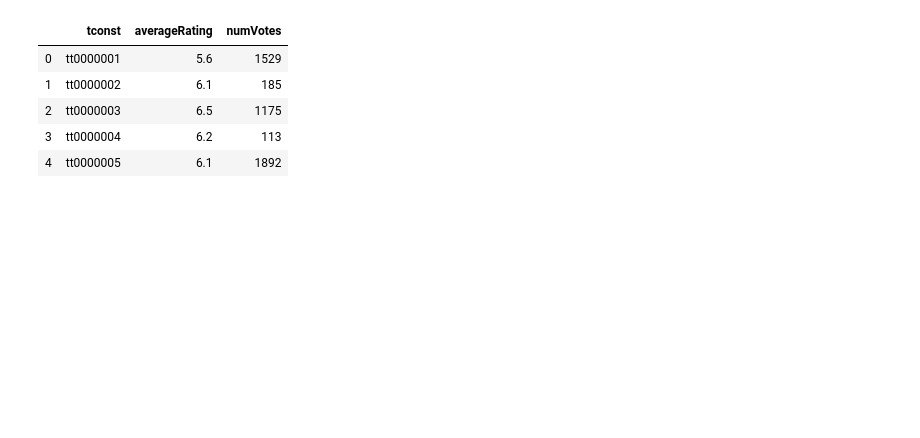
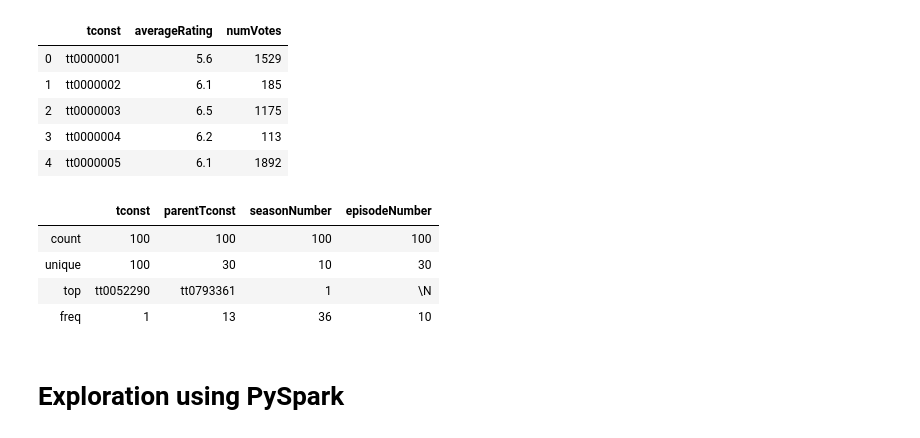
Before and after one commit to aiyer16/udacity-dend-capstone-etl, a Jupyter notebook: src/etl_scratch_notebook.ipynb, the cells around one changed output. Saved outputs shown, nothing was run; the diff lists cells and outputs as text; code cells hidden in the pictures; blank space fills up the shorter version.

```diff
--- a/src/etl_scratch_notebook.ipynb
+++ b/src/etl_scratch_notebook.ipynb
@@ -89,3 +115,13 @@ data["title.ratings.tsv.gz"].head()
 | 2 | tt0000003 | 6.5 | 1175 |
 | 3 | tt0000004 | 6.2 | 113 |
 | 4 | tt0000005 | 6.1 | 1892 |
+# %%
+data["title.episode.tsv.gz"].describe()
+# %% [output]
+|  | tconst | parentTconst | seasonNumber | episodeNumber |
+| count | 100 | 100 | 100 | 100 |
+| unique | 100 | 30 | 10 | 30 |
+| top | tt0052290 | tt0793361 | 1 | \N |
+| freq | 1 | 13 | 36 | 10 |
+# %% [markdown]
+# Exploration using PySpark
```
Also changed, not shown: parts of 12 cells of this notebook, 1 other file.
